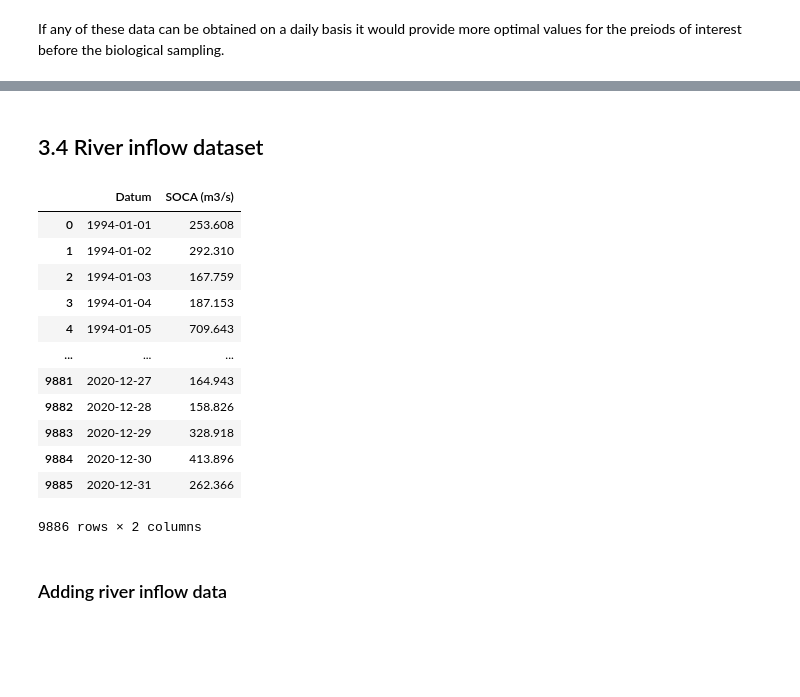
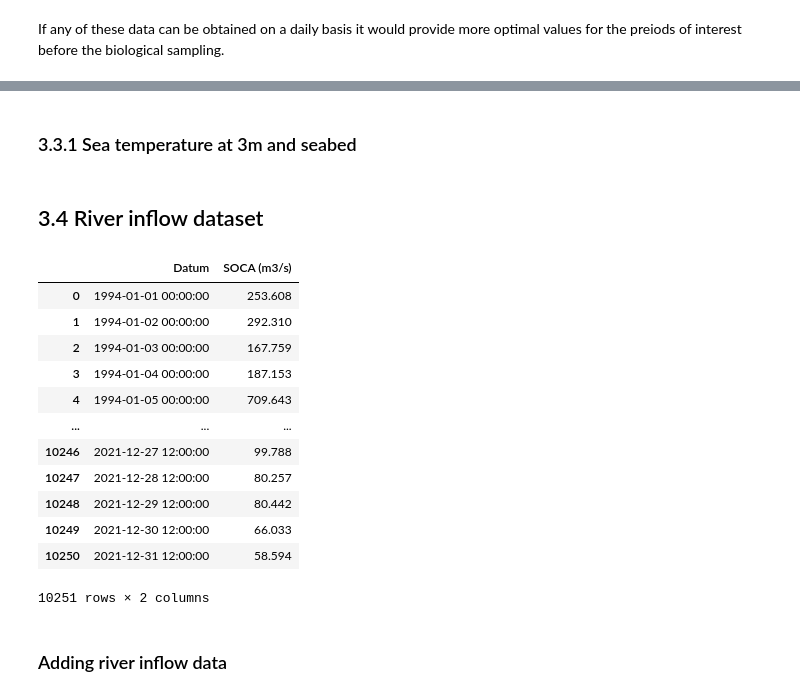
Before and after one commit to MartinMarzi/HABTox-predictor, a Jupyter notebook: HAB_preprocessing_5_0.ipynb, the cells around one changed output, grey strips where cells are left out. Cells and saved outputs as stored; diff of their text form; code cells hidden in the pictures; blank space fills up the shorter version.

```diff
--- a/HAB_preprocessing_5_0.ipynb
+++ b/HAB_preprocessing_5_0.ipynb
@@ -571 +564,3 @@ pH                       410
 dtype: int64
+# %% [markdown]
+### 3.3.1 Sea temperature at 3m and seabed
@@ -574,29 +607,29 @@ dtype: int64
 # %%
 import openpyxl
 
 # Create Soca dataframe
-df_river = pd.read_excel("data/ORIGINAL2/Pretok Soča_dnevni_1994-2020.xlsx", usecols=["Datum", "SOCA (m3/s)"])
+df_river = pd.read_excel("data/ORIGINAL/Pretok_Soča_dnevni_1994-2021.xlsx", usecols=["Datum", "SOCA (m3/s)"])
 df_river["Datum"] = pd.to_datetime(df_river["Datum"], dayfirst=True)
 # # df_soca = df_soca.set_index("Year_month")
 df_river = df_river.sort_values('Datum')
 # df_soca = df_soca.to_period()
 # df_soca["Day_of_the_Year"] = df_soca["Year_month"].dt.dayofyear
 
 df_river
 # %% [output]
 |  | Datum | SOCA (m3/s) |
-| 0 | 1994-01-01 | 253.608 |
-| 1 | 1994-01-02 | 292.310 |
-| 2 | 1994-01-03 | 167.759 |
-| 3 | 1994-01-04 | 187.153 |
-| 4 | 1994-01-05 | 709.643 |
+| 0 | 1994-01-01 00:00:00 | 253.608 |
+| 1 | 1994-01-02 00:00:00 | 292.310 |
+| 2 | 1994-01-03 00:00:00 | 167.759 |
+| 3 | 1994-01-04 00:00:00 | 187.153 |
+| 4 | 1994-01-05 00:00:00 | 709.643 |
 | ... | ... | ... |
-| 9881 | 2020-12-27 | 164.943 |
-| 9882 | 2020-12-28 | 158.826 |
-| 9883 | 2020-12-29 | 328.918 |
-| 9884 | 2020-12-30 | 413.896 |
-| 9885 | 2020-12-31 | 262.366 |
+| 10246 | 2021-12-27 12:00:00 | 99.788 |
+| 10247 | 2021-12-28 12:00:00 | 80.257 |
+| 10248 | 2021-12-29 12:00:00 | 80.442 |
+| 10249 | 2021-12-30 12:00:00 | 66.033 |
+| 10250 | 2021-12-31 12:00:00 | 58.594 |
-9886 rows × 2 columns
+10251 rows × 2 columns
 # %%
 # Create Po dataframe
 df_po = pd.read_excel("data/ORIGINAL/okoljski/Pretok_Pad_1985-2020.xlsx", usecols=["Year_month", "Po"])
```
Also changed, not shown: parts of 20 cells of this notebook, 10 other files.
